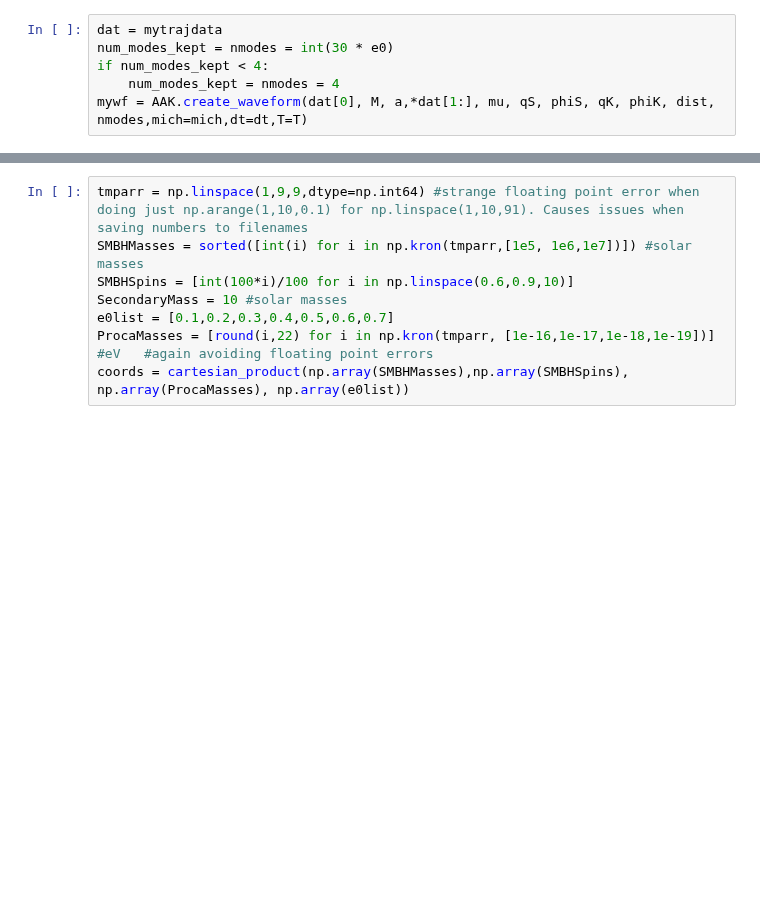
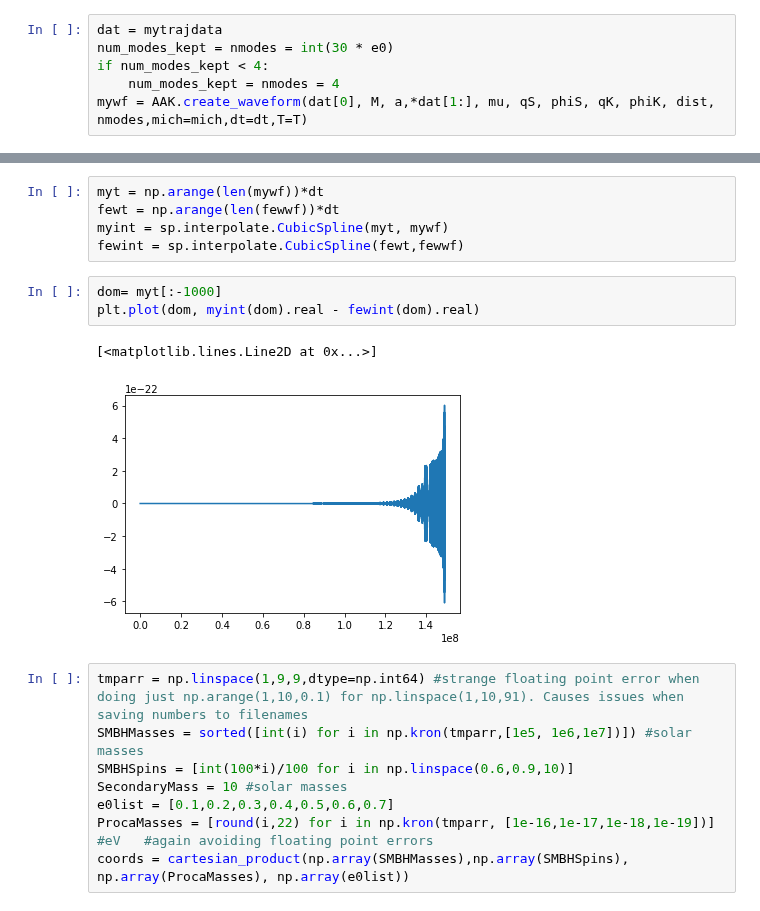
Before and after one commit to Shaun-F/GWGenerator, a Jupyter notebook: debugging/Debug_Script.ipynb, the cells around one changed output, grey strips where cells are left out. Saved outputs shown, nothing was run; the diff lists cells and outputs as text; blank space fills up the shorter version.

```diff
--- a/debugging/Debug_Script.ipynb
+++ b/debugging/Debug_Script.ipynb
@@ -154,3 +139,14 @@ mytrajdata[1][-1]
+# %%
+myt = np.arange(len(mywf))*dt
+fewt = np.arange(len(fewwf))*dt
+myint = sp.interpolate.CubicSpline(myt, mywf)
+fewint = sp.interpolate.CubicSpline(fewt,fewwf)
+# %%
+dom= myt[:-1000]
+plt.plot(dom, myint(dom).real - fewint(dom).real)
+# %% [output]
+[<matplotlib.lines.Line2D at 0x...>]
+[figure, added]
 # %%
 tmparr = np.linspace(1,9,9,dtype=np.int64) #strange floating point error when doing just np.arange(1,10,0.1) for np.linspace(1,10,91). Causes issues when saving numbers to filenames
 SMBHMasses = sorted([int(i) for i in np.kron(tmparr,[1e5, 1e6,1e7])]) #solar masses
```
Also changed, not shown: parts of 11 cells of this notebook, 5 other files.
